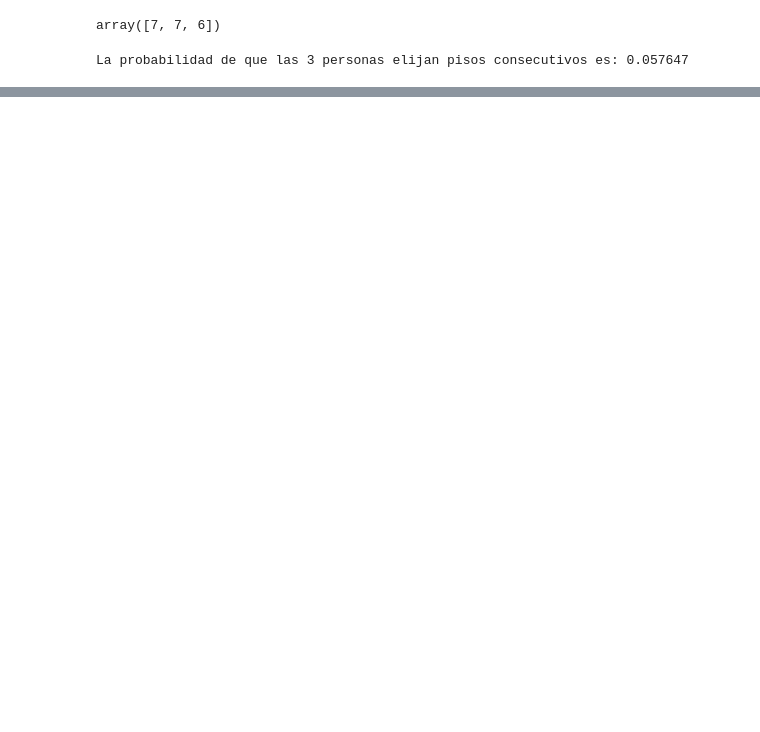
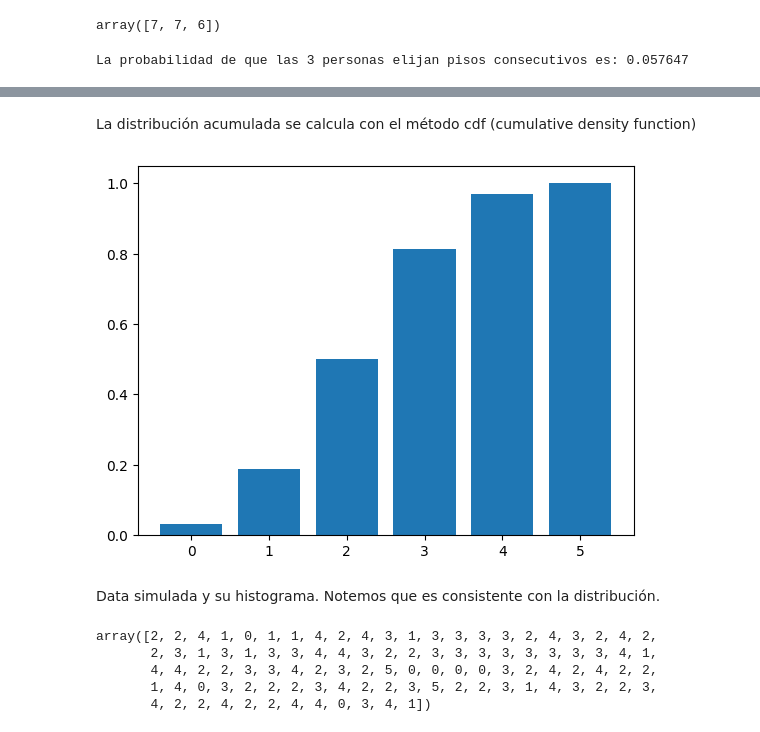
Before and after one commit to BrajanNieto/stats-prob-py, a Jupyter notebook: 01. Ex-Probability.ipynb, the cells around one changed output, grey strips where cells are left out. Drawn from its saved outputs; the diff is of its cells as text; code cells hidden in the pictures; blank space fills up the shorter version.

```diff
--- a/01. Ex-Probability.ipynb
+++ b/01. Ex-Probability.ipynb
@@ -63,0 +132,21 @@ $P = \frac{\text{Favorable Outcomes}}{\text{Sample Space}} = \frac{42}{729} = \f
+# %% [markdown]
+La distribución acumulada se calcula con el método cdf (cumulative density function)
+# %%
+n=5
+p=0.5
+plt.bar( np.arange(n+1),binom.cdf(np.arange(n+1), n, p))
+plt.show()
+# %% [output]
+[figure, added]
+# %% [markdown]
+Data simulada y su histograma. Notemos que es consistente con la distribución.
+# %%
+n=5
+p=0.5
+binom.rvs(n,  p, size=100)
+# %% [output]
+array([2, 2, 4, 1, 0, 1, 1, 4, 2, 4, 3, 1, 3, 3, 3, 3, 2, 4, 3, 2, 4, 2,
+       2, 3, 1, 3, 1, 3, 3, 4, 4, 3, 2, 2, 3, 3, 3, 3, 3, 3, 3, 3, 4, 1,
+       4, 4, 2, 2, 3, 3, 4, 2, 3, 2, 5, 0, 0, 0, 0, 3, 2, 4, 2, 4, 2, 2,
+       1, 4, 0, 3, 2, 2, 2, 3, 4, 2, 2, 3, 5, 2, 2, 3, 1, 4, 3, 2, 2, 3,
+       4, 2, 2, 4, 2, 2, 4, 4, 0, 3, 4, 1])
```
Also changed, not shown: parts of 17 cells of this notebook.
